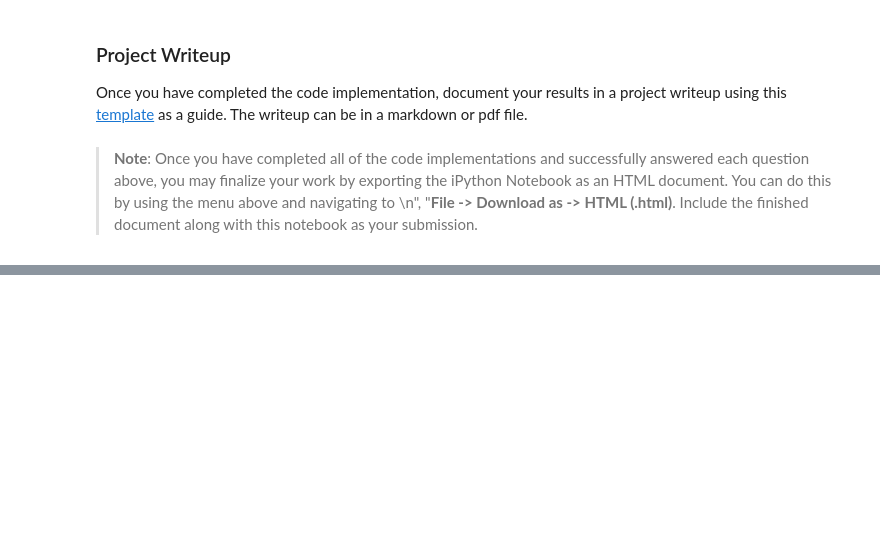
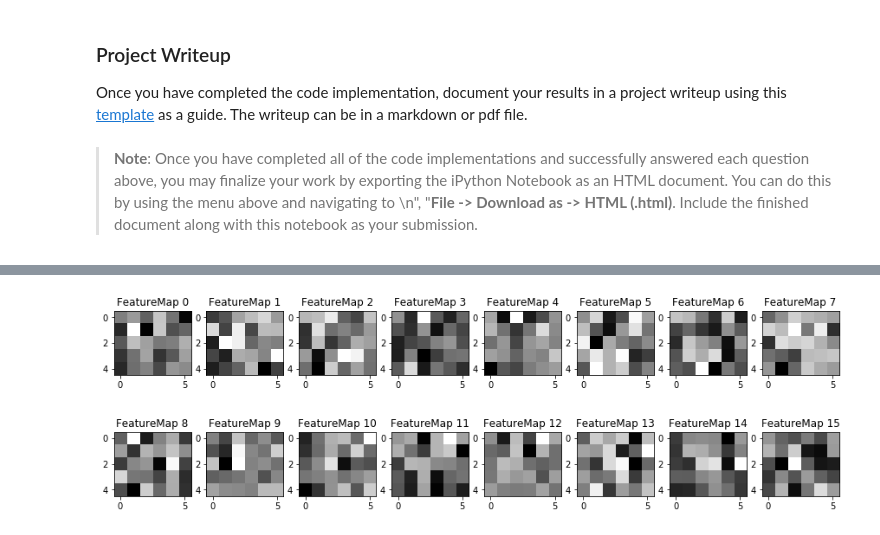
Before and after one commit to lluiscanet/CarND-Traffic-Sign-Classifier-Project, a Jupyter notebook: Traffic_Sign_Classifier.ipynb, the cells around one changed output, grey strips where cells are left out. Cells and saved outputs as stored; diff of their text form; code cells hidden in the pictures; blank space fills up the shorter version.

```diff
--- a/Traffic_Sign_Classifier.ipynb
+++ b/Traffic_Sign_Classifier.ipynb
@@ -271,7 +271,7 @@ def LeNet(x, keep_prob):
     fc3_b  = tf.Variable(tf.zeros(43))
     logits = tf.matmul(fc2, fc3_W) + fc3_b
 
-    return logits
+    return logits, conv2_W
 # %% [markdown]
 ### Model Architecture
 # %% [markdown]
@@ -290,7 +290,7 @@ one_hot_y = tf.one_hot(y, 43)
 
 rate = 0.001
 
-logits = LeNet(x, keep_prob)
+logits, conv2_W = LeNet(x, keep_prob)
 softm = tf.nn.softmax(logits)
 top_k = tf.nn.top_k(softm, k=5)
 cross_entropy = tf.nn.softmax_cross_entropy_with_logits(labels=one_hot_y, logits=logits)
@@ -514,32 +514,34 @@ For an example of what feature map outputs look like, check out NVIDIA's results
 ### Feel free to use as many code cells as needed.
 
 # image_input: the test image being fed into the network to produce the feature maps
 # tf_activation: should be a tf variable name used during your training procedure that represents the calculated state of a specific weight layer
 # activation_min/max: can be used to view the activation contrast in more detail, by default matplot sets min and max to the actual min and max values of the output
 # plt_num: used to plot out multiple different weight feature map sets on the same block, just extend the plt number for each new feature map entry
 
 def outputFeatureMap(image_input, tf_activation, activation_min=-1, activation_max=-1 ,plt_num=1):
     # Here make sure to preprocess your image_input in a way your network expects
     # with size, normalization, ect if needed
     # image_input =
     # Note: x should be the same name as your network's tensorflow data placeholder variable
     # If you get an error tf_activation is not defined it may be having trouble accessing the variable from inside a function
-    activation = tf_activation.eval(session=sess,feed_dict={x : image_input})
+    activation = sess.run(tf_activation, feed_dict={x : image_input})
     featuremaps = activation.shape[3]
     plt.figure(plt_num, figsize=(15,15))
     for featuremap in range(featuremaps):
         plt.subplot(6,8, featuremap+1) # sets the number of feature maps to show on each row and column
         plt.title('FeatureMap ' + str(featuremap)) # displays the feature map number
         if activation_min != -1 & activation_max != -1:
             plt.imshow(activation[0,:,:, featuremap], interpolation="nearest", vmin =activation_min, vmax=activation_max, cmap="gray")
         elif activation_max != -1:
             plt.imshow(activation[0,:,:, featuremap], interpolation="nearest", vmax=activation_max, cmap="gray")
         elif activation_min !=-1:
             plt.imshow(activation[0,:,:, featuremap], interpolation="nearest", vmin=activation_min, cmap="gray")
         else:
             plt.imshow(activation[0,:,:, featuremap], interpolation="nearest", cmap="gray")
 
 with tf.Session() as sess:
     saver.restore(sess, tf.train.latest_checkpoint('./model'))
     sess = tf.get_default_session()
-    last_weights = sess.run(fc2_W, feed_dict={x: X_new_p[0], y: y_new_p[0], keep_prob: 1.0})
+    outputFeatureMap([X_new_p[0]], conv2_W)
+# %% [output]
+[figure, added]
```
Also changed, not shown: parts of 5 cells of this notebook, 3 other files.
